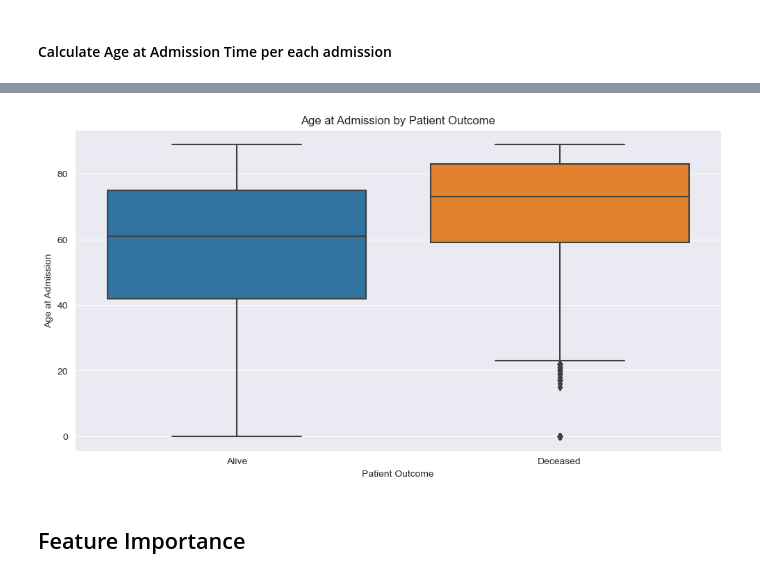
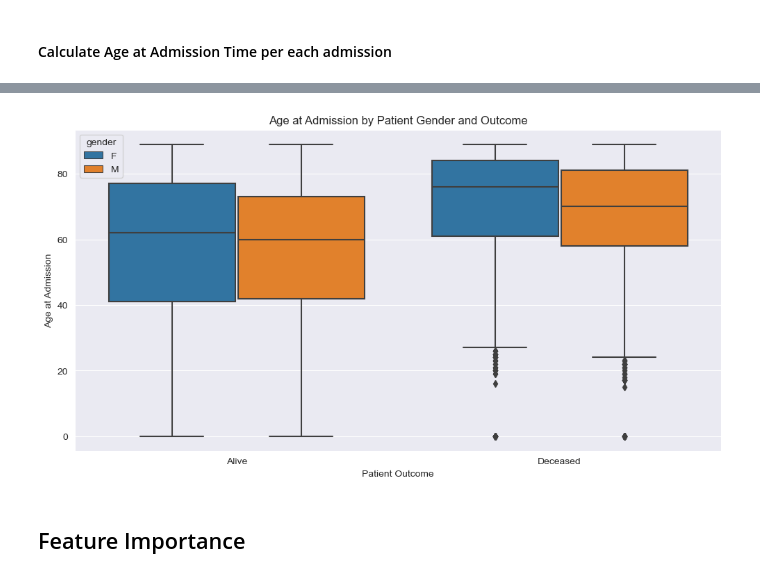
Before and after one commit to drama-404/FuzzyMedNet, a Jupyter notebook: data_viz/01_patient_stay_data.ipynb, the cells around one changed output, grey strips where cells are left out. Saved outputs shown, nothing was run; the diff lists cells and outputs as text; code cells hidden in the pictures.

```diff
--- a/data_viz/01_patient_stay_data.ipynb
+++ b/data_viz/01_patient_stay_data.ipynb
@@ -505,14 +519,15 @@ df.head()
 | 4 | 25 | 129635 | 2160-11-02 02:06:00 | EMERGENCY | EMERGENCY ROOM ADMIT | WHITE | ACUTE CORONARY SYNDROME | ... |
 # %%
 plt.figure(figsize=(12, 6))
-sns.boxplot(x='hospital_expire_flag', y='age_at_admission', data=df)
+sns.boxplot(x='hospital_expire_flag', y='age_at_admission', hue='gender', data=df)
 plt.xlabel('Patient Outcome')
 plt.ylabel('Age at Admission')
-plt.title('Age at Admission by Patient Outcome')
+plt.title('Age at Admission by Patient Gender and Outcome')
 plt.xticks([0, 1], ['Alive', 'Deceased'])
+plt.savefig(f'{img_path}07_Age at Admission by Patient Gender and Outcome')
 plt.show()
 # %% [output]
-[figure, old version]
+[figure, new version]
 # %%
 df.drop(columns=['admittime', 'dob', 'is_icu', 'diagnosis'], inplace=True)
 # %%
```
Also changed, not shown: parts of 18 cells of this notebook, 25 other files.
